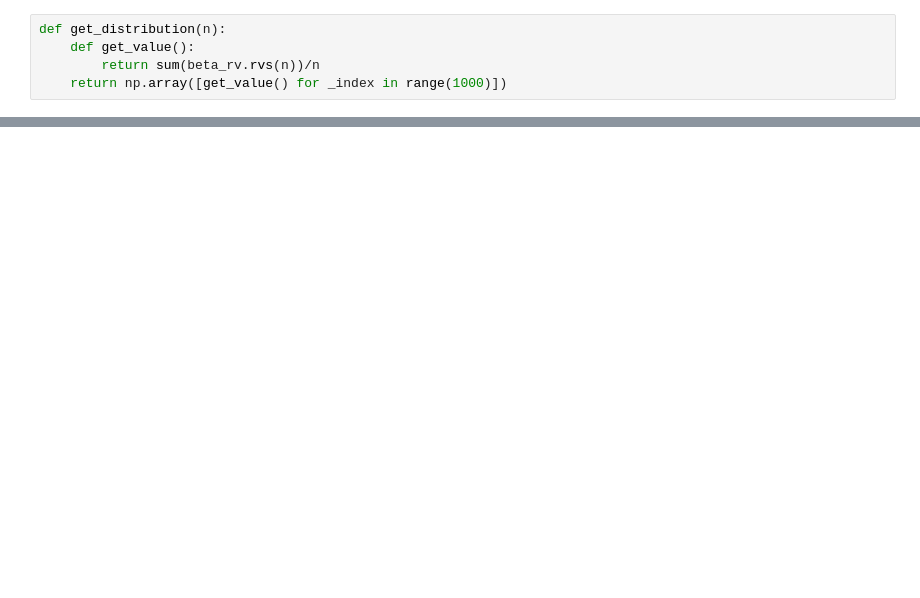
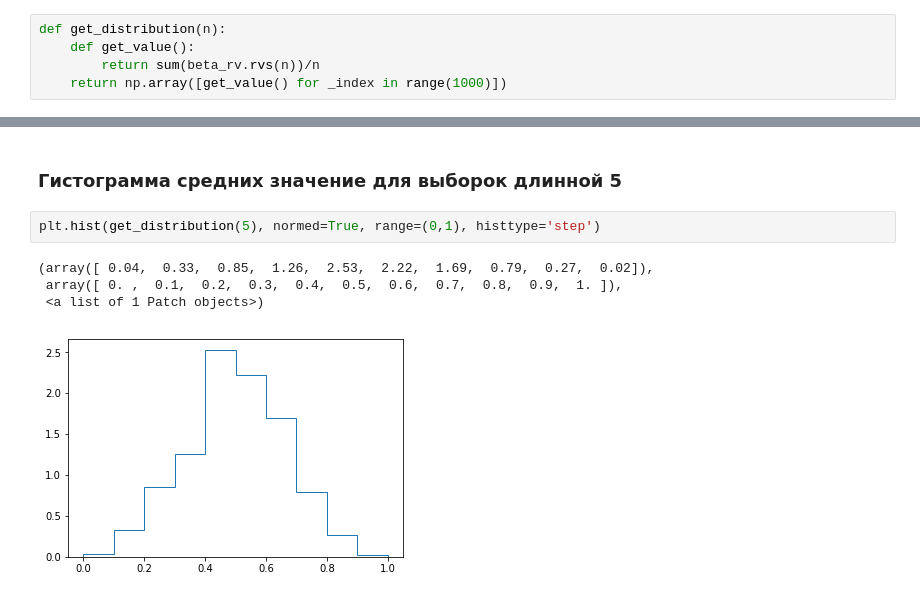
Before and after one commit to ir4y/-ml-coursera, a Jupyter notebook: task4/clt.ipynb, the cells around one changed output, grey strips where cells are left out. Drawn from its saved outputs; the diff is of its cells as text; blank space fills up the shorter version.

```diff
--- a/task4/clt.ipynb
+++ b/task4/clt.ipynb
@@ -28,0 +43,9 @@ def get_distribution(n):
+# %% [markdown]
+### Гистограмма средних значение для выборок длинной 5
+# %%
+plt.hist(get_distribution(5), normed=True, range=(0,1), histtype='step')
+# %% [output]
+(array([ 0.04,  0.33,  0.85,  1.26,  2.53,  2.22,  1.69,  0.79,  0.27,  0.02]),
+ array([ 0. ,  0.1,  0.2,  0.3,  0.4,  0.5,  0.6,  0.7,  0.8,  0.9,  1. ]),
+ <a list of 1 Patch objects>)
+[figure, added]
```
Also changed, not shown: parts of 13 cells of this notebook.
